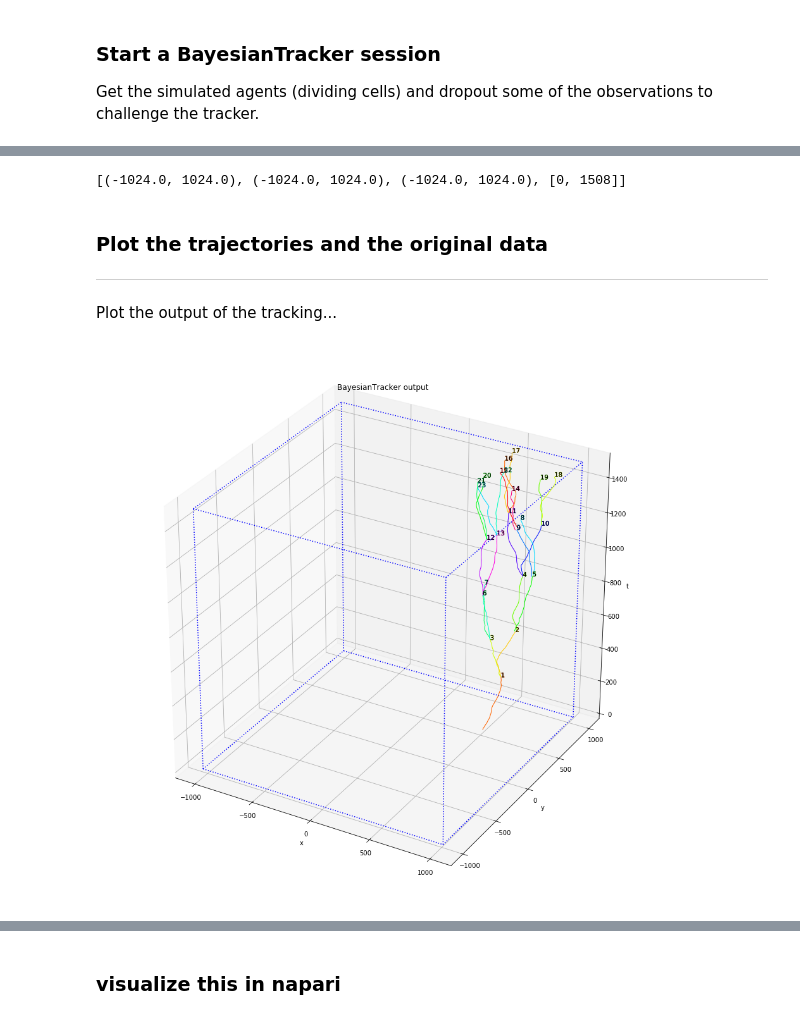
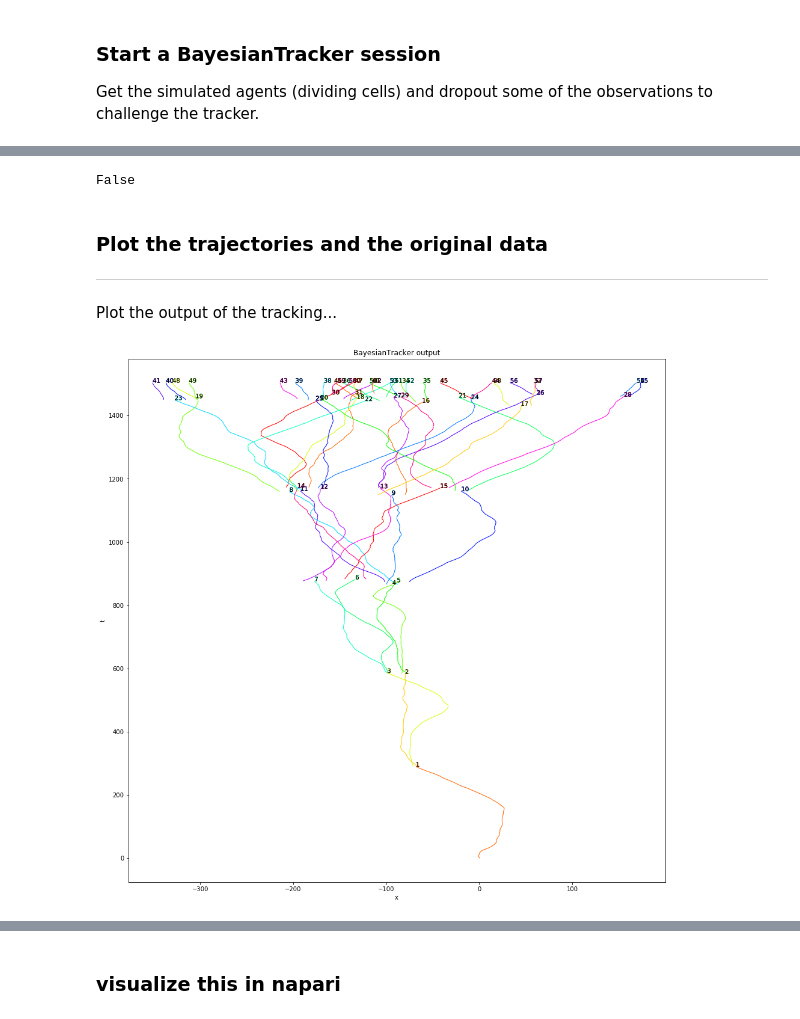
Before and after one commit to quantumjot/CellTracking, a Jupyter notebook: napari/napari_btrack.ipynb, the cells around one changed output, grey strips where cells are left out. Drawn from its saved outputs; the diff is of its cells as text; code cells hidden in the pictures.

```diff
--- a/napari/napari_btrack.ipynb
+++ b/napari/napari_btrack.ipynb
@@ -38,7 +39,7 @@ def new_t_obj(position, frame, label):
     """ get a bayesiantracker object from an observation """
     txyz = np.concatenate([[frame,],position])
     l = np.zeros((6,))
-    l[0] = label
+    l[0] = label.value
     return btrack.dataio.ObjectFactory.get(txyz, label=l)
 
 
@@ -64,7 +65,7 @@ class AgentManager(object):
         agents = [Agent(ID=self.get_new_ID(),
                   noise=self.noise,
                   periodic_boundary=self.periodic_boundary,
-                  position=(512.,512.,512.),
+                  position=(0.,0.,0.),
                   frame=0,
                   box=self.box) for a in range(self.num_agents)]
 
@@ -72,10 +73,9 @@ class AgentManager(object):
 
         # iterate over the frames
         for i in range(num_frames):
-
             for agent in agents:
                 ret = agent.update()
-                if ret == 2:
+                if ret == States.METAPHASE:
                     to_add = self.mitosis(agent)
 
             # append any new agents here
@@ -88,12 +88,12 @@ class AgentManager(object):
     def mitosis(self, agent):
         """ perform a mitosis """
         current_pos = agent.position
-        r = np.random.randint(5,20)
+        r = np.random.randint(10,30)
         theta = np.random.randn()*np.pi
         phi = np.random.randn()*np.pi
         v = new_vector(radius=r, theta=theta, phi=phi)
 
-        frame = agent.frames[-1]+1
+        frame = agent.frames[-1]
 
         new_pos = [current_pos-v, current_pos+v]
         new_agents = [Agent(ID=self.get_new_ID(),
@@ -162,7 +162,7 @@ class Agent(object):
 
         # position, label=3 (anaphase for starting track)
         self.trajectory = [self.position]
-        self.labels = [3]
+        self.labels = [States.ANAPHASE]
         self.frames = [frame]
 
         self.predicted = None
@@ -188,7 +188,6 @@ class Agent(object):
 
         t = self.theta + np.random.randn(2,)*self.noise
         s = max(self.speed + np.random.randn()*self.noise, 0.)
-        # v = [np.cos(t[0])*np.cos(t[1]), np.sin(t[0])*np.cos(t[1]), np.sin(t[1])]
         v = new_vector(radius=s, theta=t[0], phi=t[1])
         v[-1] = 0.
         self.position = self.position + v
@@ -197,9 +196,9 @@ class Agent(object):
             self.position = np.mod(self.position, self.box)
 
         if self.divide():
-            label = 2 # metaphase
+            label = States.METAPHASE # metaphase
         else:
-            label = 0 # interphase
+            label = States.INTERPHASE # interphase
 
         self.frames.append(self.frames[-1]+1)
         self.trajectory.append(self.position)
@@ -211,7 +210,7 @@ class Agent(object):
 
 
     def divide(self):
-        if self.division_clock >= self.division_time+np.random.randn()*1:
+        if self.division_clock >= self.division_time+np.random.randn()*10:
             self.active = False
             return True
         return False
@@ -290,7 +293,8 @@ with btrack.BayesianTracker() as trk:
     trk.return_kalman = True
 
 
-    trk.volume = ((-1024,1024),(-1024,1024),(-1024,1024))
+#     trk.volume = ((-2048,2048),(-2048,2048),(-2048,2048))
+    trk.volume = ((-512, 512), (-512, 512), (-512, 512))
     trk.track_interactive(step_size=500)
 
     # get the tracks
@@ -331,4 +331,5 @@ False
-# %%
-print(volume)
-# %% [output]
-[(-1024.0, 1024.0), (-1024.0, 1024.0), (-1024.0, 1024.0), [0, 1508]]
+# %%
+# test that some optimization has occurred!
+tracks == tracks2
+# %% [output]
+False
@@ -342,9 +347,9 @@ for t in mitotic_tracks: print(t.ID,'->', t.children)
 
 Plot the output of the tracking...
 # %%
-plot_tracks(tracks, order='xyt', box=volume, cmap=plt.get_cmap('hsv'), labels=True)
+plot_tracks(tracks, order='xt', box=volume, cmap=plt.get_cmap('hsv'), labels=True)
 # %% [output]
-[figure, old version]
+[figure, new version]
 # %%
 plot_tracks(tracks2, order='xt', box=volume, cmap=plt.get_cmap('hsv'), labels=True, title='BayesianTracker output after optimization')
 # %% [output]
```
Also changed, not shown: parts of 11 cells of this notebook.
